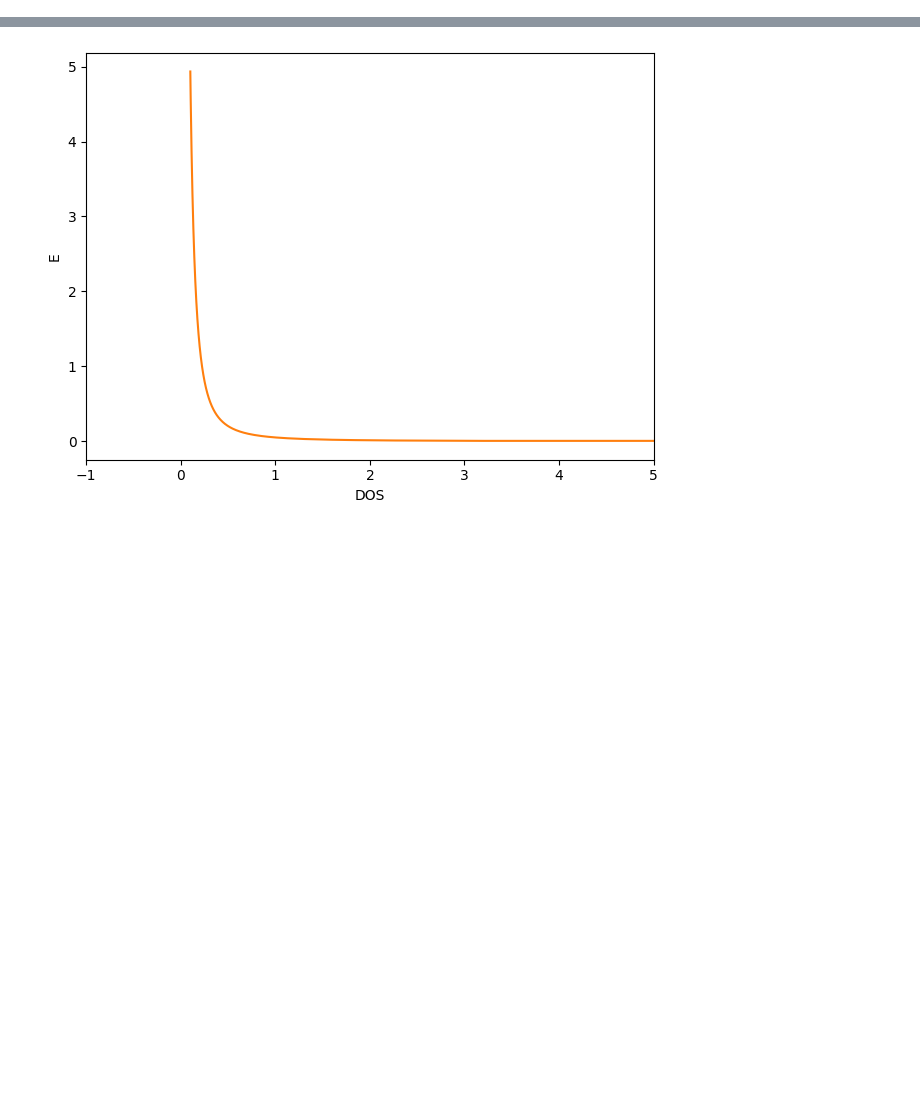
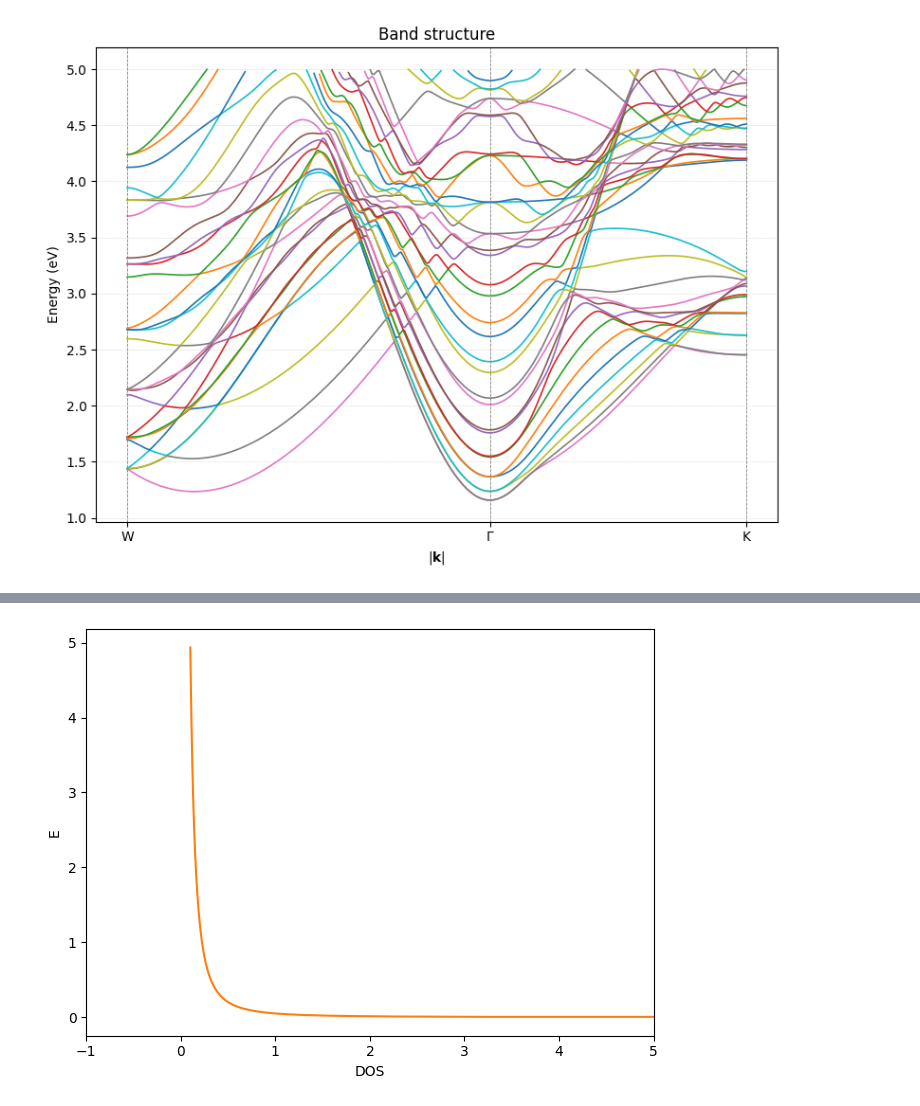
Before and after one commit to nandandiwan/transistorNEGF, a Jupyter notebook: testing/finite_silicon.ipynb, the cells around one changed output, grey strips where cells are left out. Drawn from its saved outputs; the diff is of its cells as text; code cells hidden in the pictures; blank space fills up the shorter version.

```diff
--- a/testing/finite_silicon.ipynb
+++ b/testing/finite_silicon.ipynb
@@ -793,3 +829,11 @@ plotter.plot(energy_window=(-1, 3),
+# %%
+# custom tick dictionary (same indices you used before)
+plotter.plot(energy_window=(0, 5),
+             k_labels={'W': 0,
+                       r'$\Gamma$': 200,
+                       'K': 400})
+# %% [output]
+[figure, added]
 # %%
 import numpy as np
 from itertools import product
```
Also changed, not shown: parts of 6 cells of this notebook, 1 other file.
